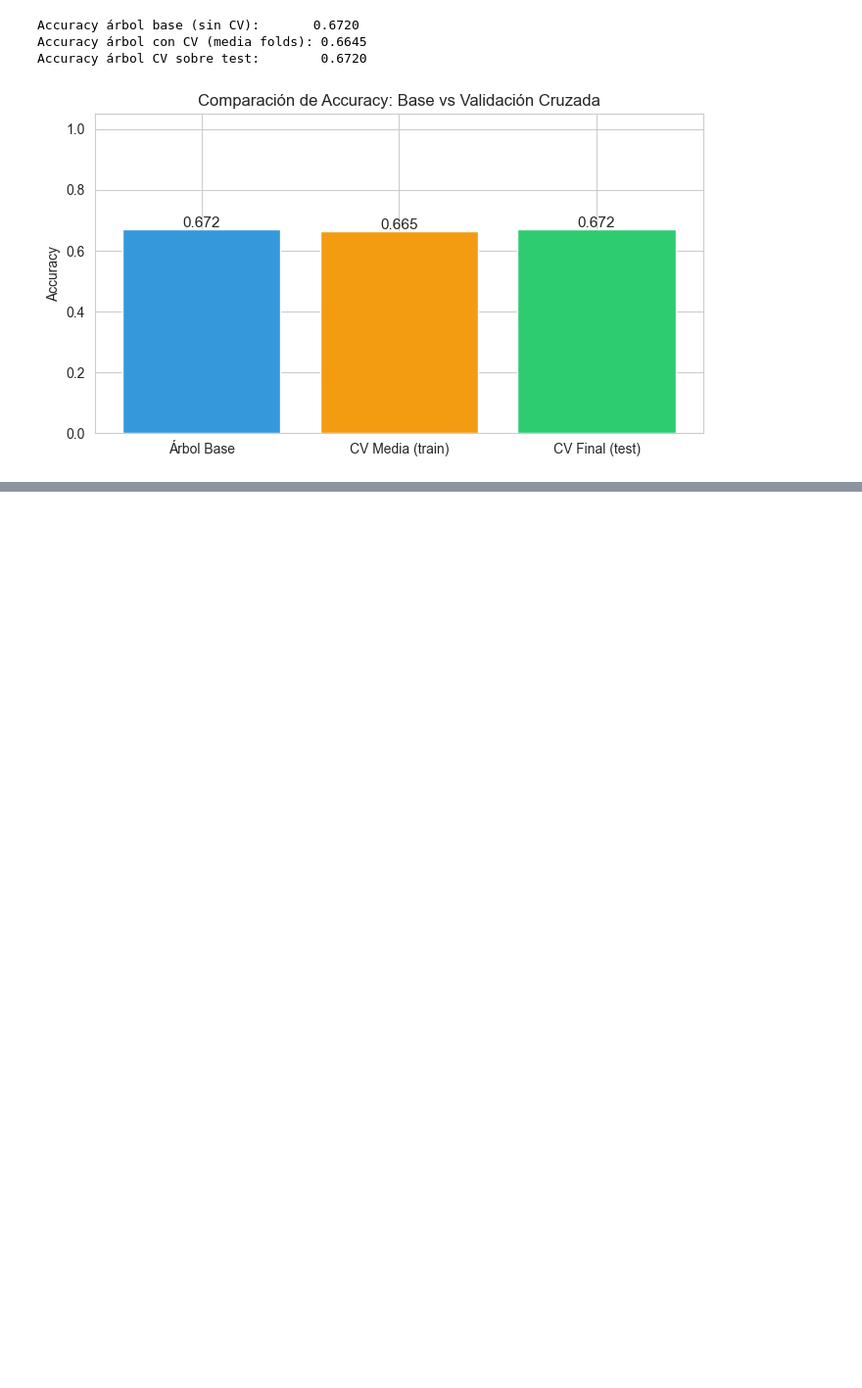
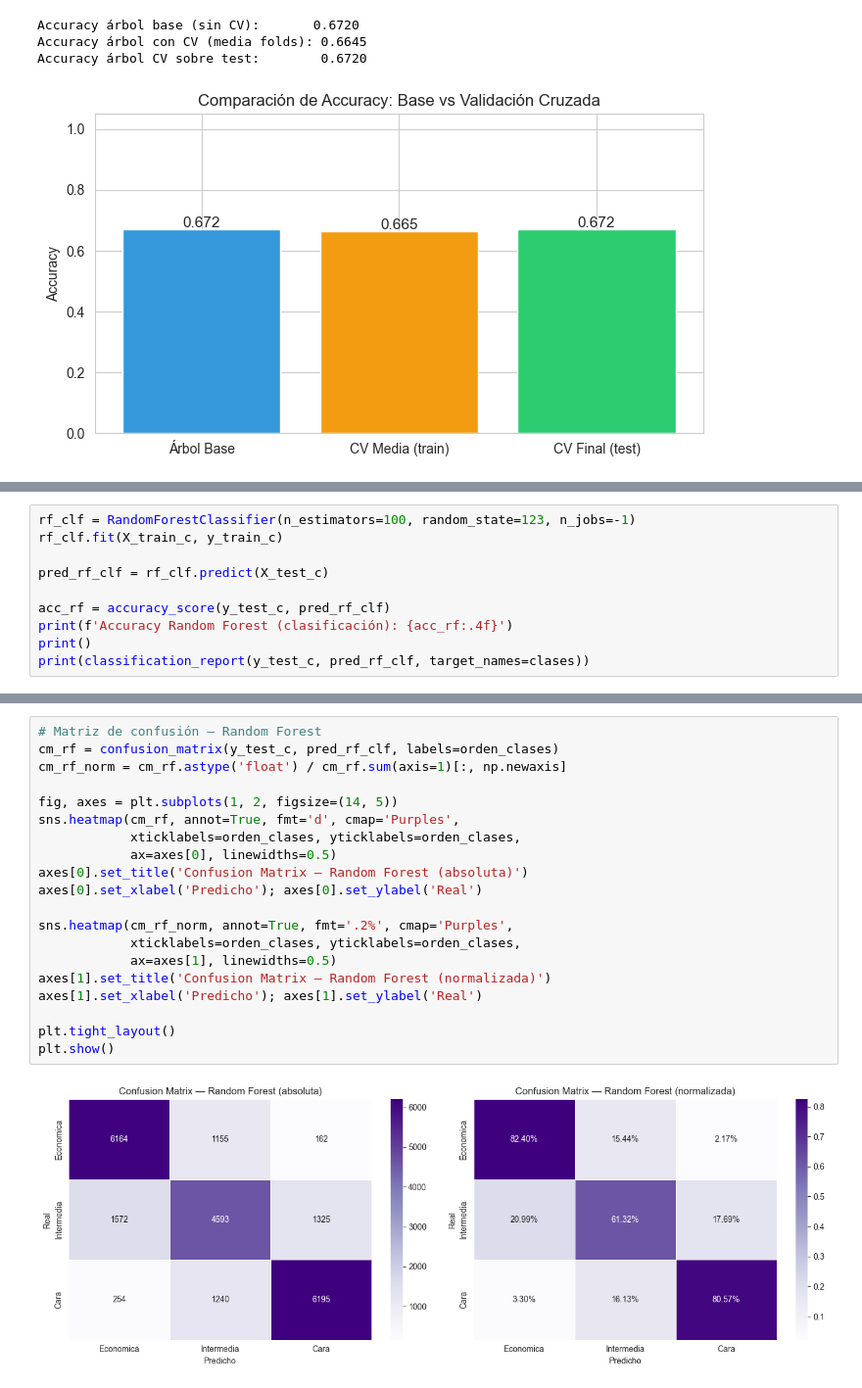
Before and after one commit to Cain7564/avance, a Jupyter notebook: Avance.ipynb, the cells around one changed output, grey strips where cells are left out. Shown at 98% size. Drawn from its saved outputs; the diff is of its cells as text; blank space fills up the shorter version.

```diff
--- a/Avance.ipynb
+++ b/Avance.ipynb
@@ -589,0 +651,10 @@ print(classification_report(y_test_c, pred_mejor_clf, target_names=clases))
+# %%
+rf_clf = RandomForestClassifier(n_estimators=100, random_state=123, n_jobs=-1)
+rf_clf.fit(X_train_c, y_train_c)
+
+pred_rf_clf = rf_clf.predict(X_test_c)
+
+acc_rf = accuracy_score(y_test_c, pred_rf_clf)
+print(f'Accuracy Random Forest (clasificación): {acc_rf:.4f}')
+print()
+print(classification_report(y_test_c, pred_rf_clf, target_names=clases))
@@ -589,0 +673,22 @@ print(classification_report(y_test_c, pred_mejor_clf, target_names=clases))
+# %%
+# Matriz de confusión — Random Forest
+cm_rf = confusion_matrix(y_test_c, pred_rf_clf, labels=orden_clases)
+cm_rf_norm = cm_rf.astype('float') / cm_rf.sum(axis=1)[:, np.newaxis]
+
+fig, axes = plt.subplots(1, 2, figsize=(14, 5))
+sns.heatmap(cm_rf, annot=True, fmt='d', cmap='Purples',
+            xticklabels=orden_clases, yticklabels=orden_clases,
+            ax=axes[0], linewidths=0.5)
+axes[0].set_title('Confusion Matrix — Random Forest (absoluta)')
+axes[0].set_xlabel('Predicho'); axes[0].set_ylabel('Real')
+
+sns.heatmap(cm_rf_norm, annot=True, fmt='.2%', cmap='Purples',
+            xticklabels=orden_clases, yticklabels=orden_clases,
+            ax=axes[1], linewidths=0.5)
+axes[1].set_title('Confusion Matrix — Random Forest (normalizada)')
+axes[1].set_xlabel('Predicho'); axes[1].set_ylabel('Real')
+
+plt.tight_layout()
+plt.show()
+# %% [output]
+[figure, added]
```
Also changed, not shown: parts of 6 cells of this notebook.
